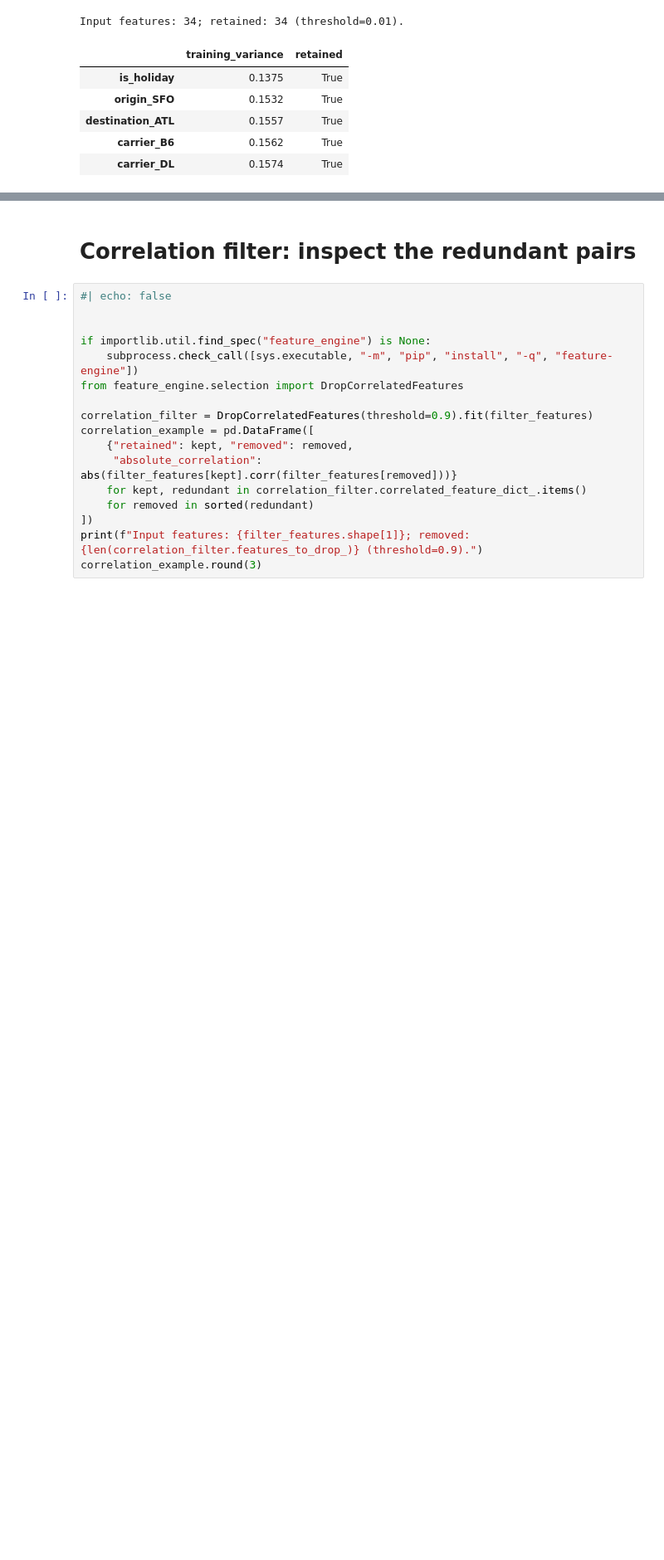
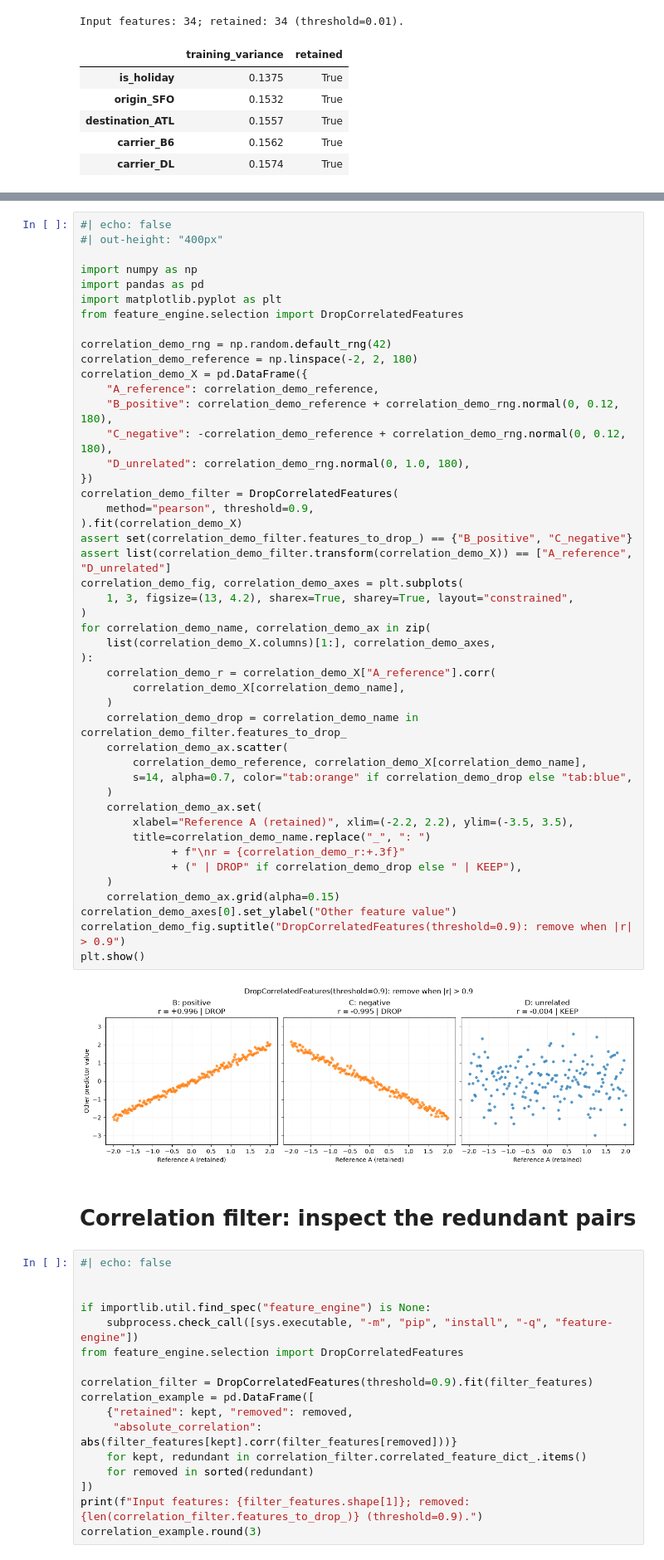
Before and after one commit to w4bo/AA2627-unibo-dcai, a Jupyter notebook: slides/lab-03-feature.ipynb, the cells around one changed output, grey strips where cells are left out. Shown at 83% size. Drawn from its saved outputs; the diff is of its cells as text; blank space fills up the shorter version.

```diff
--- a/slides/lab-03-feature.ipynb
+++ b/slides/lab-03-feature.ipynb
@@ -642,3 +680,51 @@ correlation_filter = DropCorrelatedFeatures(threshold=0.9)
+# %%
+#| echo: false
+#| out-height: "400px"
+
+import numpy as np
+import pandas as pd
+import matplotlib.pyplot as plt
+from feature_engine.selection import DropCorrelatedFeatures
+
+correlation_demo_rng = np.random.default_rng(42)
+correlation_demo_reference = np.linspace(-2, 2, 180)
+correlation_demo_X = pd.DataFrame({
+    "A_reference": correlation_demo_reference,
+    "B_positive": correlation_demo_reference + correlation_demo_rng.normal(0, 0.12, 180),
+    "C_negative": -correlation_demo_reference + correlation_demo_rng.normal(0, 0.12, 180),
+    "D_unrelated": correlation_demo_rng.normal(0, 1.0, 180),
+})
+correlation_demo_filter = DropCorrelatedFeatures(
+    method="pearson", threshold=0.9,
+).fit(correlation_demo_X)
+assert set(correlation_demo_filter.features_to_drop_) == {"B_positive", "C_negative"}
+assert list(correlation_demo_filter.transform(correlation_demo_X)) == ["A_reference", "D_unrelated"]
+correlation_demo_fig, correlation_demo_axes = plt.subplots(
+    1, 3, figsize=(13, 4.2), sharex=True, sharey=True, layout="constrained",
+)
+for correlation_demo_name, correlation_demo_ax in zip(
+    list(correlation_demo_X.columns)[1:], correlation_demo_axes,
+):
+    correlation_demo_r = correlation_demo_X["A_reference"].corr(
+        correlation_demo_X[correlation_demo_name],
+    )
+    correlation_demo_drop = correlation_demo_name in correlation_demo_filter.features_to_drop_
+    correlation_demo_ax.scatter(
+        correlation_demo_reference, correlation_demo_X[correlation_demo_name],
+        s=14, alpha=0.7, color="tab:orange" if correlation_demo_drop else "tab:blue",
+    )
+    correlation_demo_ax.set(
+        xlabel="Reference A (retained)", xlim=(-2.2, 2.2), ylim=(-3.5, 3.5),
+        title=correlation_demo_name.replace("_", ": ")
+              + f"\nr = {correlation_demo_r:+.3f}"
+              + (" | DROP" if correlation_demo_drop else " | KEEP"),
+    )
+    correlation_demo_ax.grid(alpha=0.15)
+correlation_demo_axes[0].set_ylabel("Other feature value")
+correlation_demo_fig.suptitle("DropCorrelatedFeatures(threshold=0.9): remove when |r| > 0.9")
+plt.show()
+# %% [output]
+[figure, added]
 # %% [markdown]
 # Correlation filter: inspect the redundant pairs
 # %%
```
Also changed, not shown: parts of 62 cells of this notebook, 1 other file.
